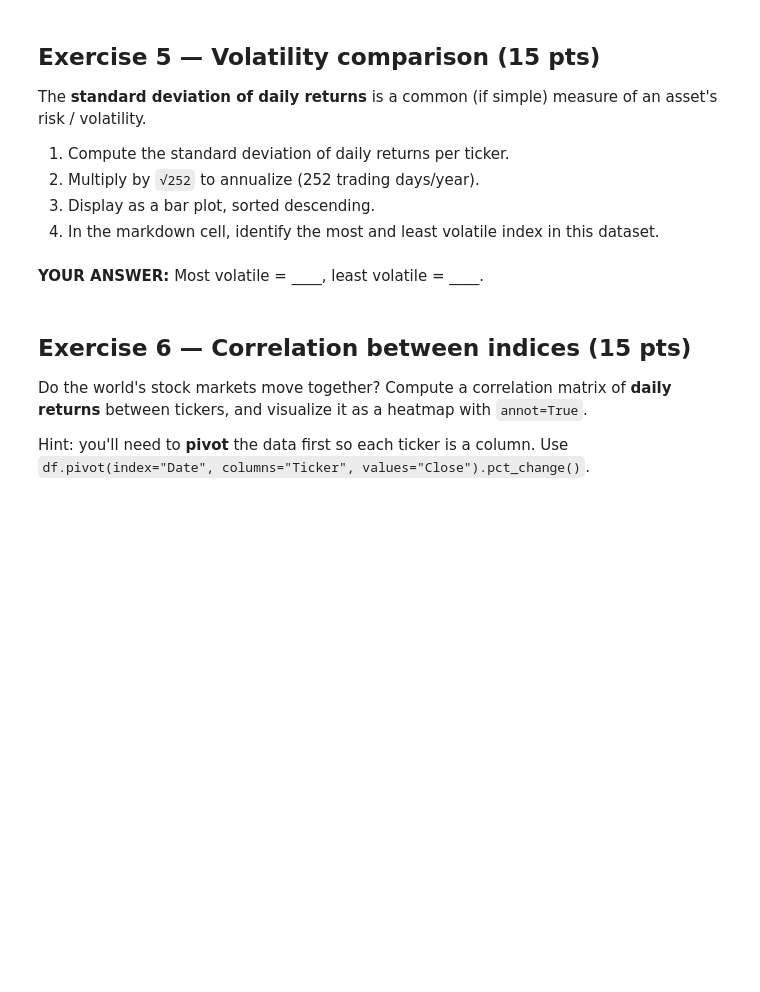
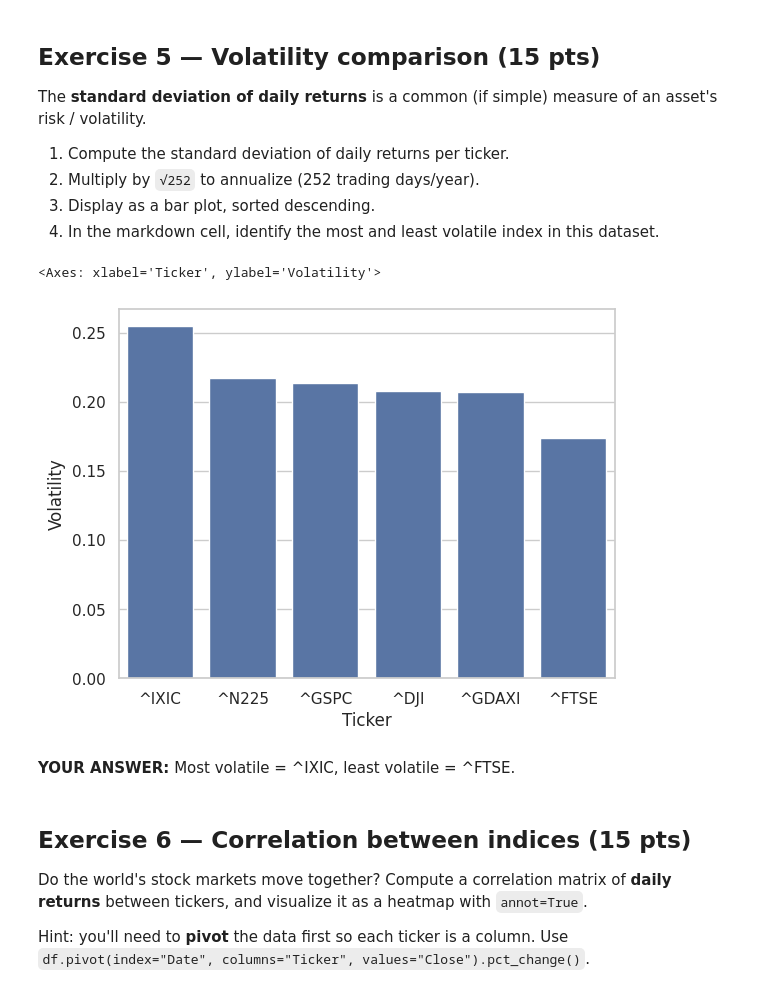
Before and after one commit to schavi12/UNCC-ITCS-3162-Data-Mining, a Jupyter notebook: lab_04_exercise.ipynb, the cells around one changed output. Drawn from its saved outputs; the diff is of its cells as text; code cells hidden in the pictures; blank space fills up the shorter version.

```diff
--- a/lab_04_exercise.ipynb
+++ b/lab_04_exercise.ipynb
@@ -225,5 +237,15 @@ The **standard deviation of daily returns** is a common (if simple) measure of a
+# %%
+# TODO: annualized volatility per ticker, bar plot
+daily_returns_std = df.groupby('Ticker')['daily_returns'].std() * np.sqrt(252)
+
+vol_df = daily_returns_std.reset_index(name='Volatility').sort_values(by='Volatility', ascending=False)
+
+sns.barplot(data=vol_df, x='Ticker', y='Volatility')
+# %% [output]
+<Axes: xlabel='Ticker', ylabel='Volatility'>
+[figure, added]
 # %% [markdown]
-**YOUR ANSWER:** Most volatile = ____, least volatile = ____.
+**YOUR ANSWER:** Most volatile = ^IXIC, least volatile = ^FTSE.
 # %% [markdown]
 ## Exercise 6 — Correlation between indices (15 pts)
 
```
Also changed, not shown: parts of 9 cells of this notebook.
